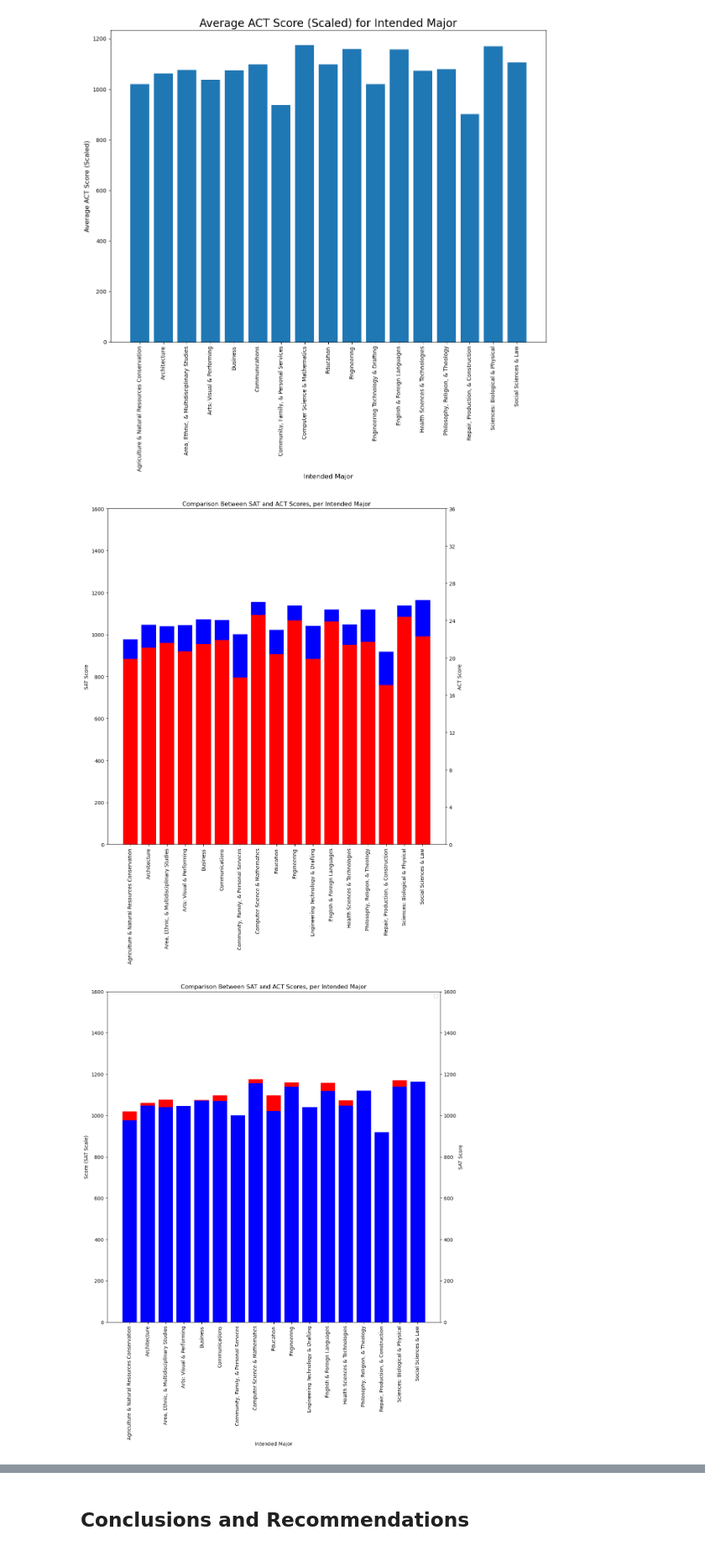
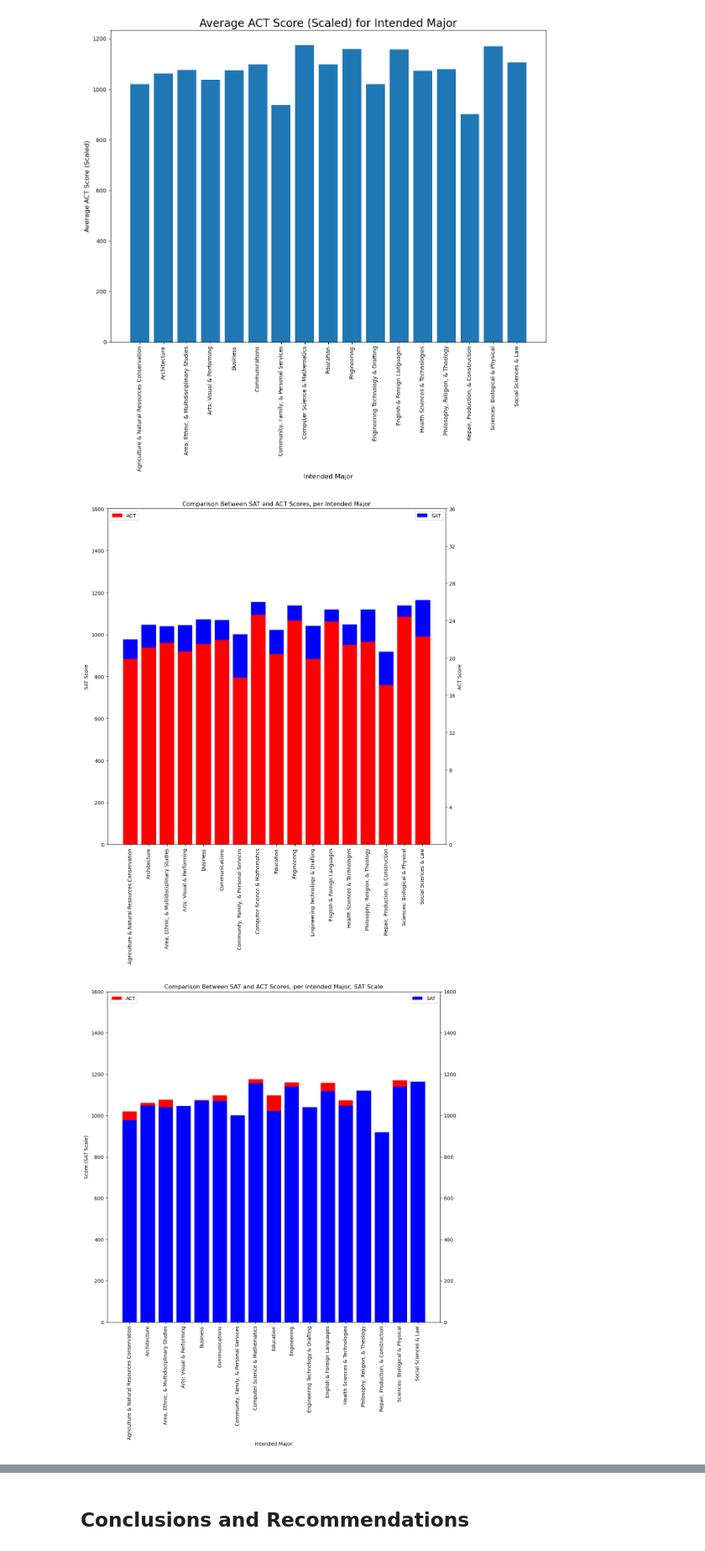
Before and after one commit to jlu7922/Standardized-Test-Analysis, a Jupyter notebook: code/starter-code-Jason.ipynb, the cells around one changed output, grey strips where cells are left out. Shown: that part at 84% size. Cells and saved outputs as stored; diff of their text form; code cells hidden in the pictures.

```diff
--- a/code/starter-code-Jason.ipynb
+++ b/code/starter-code-Jason.ipynb
@@ -716,11 +801,11 @@ plt.tight_layout()
 # %%
 fig, ax = plt.subplots(figsize = (12, 12))
 
-sat_plot = ax.bar(x = intended_major['Intended Major'], height = intended_major[' Avg SAT Score'], color = 'blue')
+sat_plot = ax.bar(x = intended_major['Intended Major'], height = intended_major[' Avg SAT Score'], color = 'blue', label = 'SAT')
 
 
 ax2 = ax.twinx()
-act_plot = ax2.bar(x = intended_major['Intended Major'], height = intended_major_2['Avg ACT Score'], color = 'red')
+act_plot = ax2.bar(x = intended_major['Intended Major'], height = intended_major_2['Avg ACT Score'], color = 'red', label = 'ACT')
 
 
 ax2.set(yticks = range(0,38,4), title = 'Comparison Between SAT and ACT Scores, per Intended Major', xlabel = 'Intended Major', ylabel = 'ACT Score')
@@ -729,36 +814,38 @@ ax.set(yticks = range(0, 1601, 200), ylabel = 'SAT Score')
 for tick in ax.get_xticklabels():
     tick.set_rotation(90)
 
-
+ax.legend(loc='upper right')
+ax2.legend(loc='upper left')
 
 plt.show();
 
 # This chart seems to show that EVERYONE, regardless of area of aptitude, does better at the ACT than the SAT,
 # but fails to recognize the difference in percentile scoring between the two exams
 # %% [output]
-[figure, old version]
+[figure, new version]
 # %%
 fig, ax = plt.subplots(figsize = (12, 12))
 
-act_plot = ax.bar(x = intended_major['Intended Major'], height = intended_major_2['Avg ACT Score Scaled'], color = 'red')
+act_plot = ax.bar(x = intended_major['Intended Major'], height = intended_major_2['Avg ACT Score Scaled'], color = 'red', label = 'ACT')
 
 ax2 = ax.twinx()
 
-sat_plot = ax2.bar(x = intended_major['Intended Major'], height = intended_major[' Avg SAT Score'], color = 'blue')
+sat_plot = ax2.bar(x = intended_major['Intended Major'], height = intended_major[' Avg SAT Score'], color = 'blue', label = 'SAT')
 
 
-ax.set(yticks = range(0, 1601, 200), title = 'Comparison Between SAT and ACT Scores, per Intended Major', xlabel = 'Intended Major', ylabel = 'Score (SAT Scale)')
+ax.set(yticks = range(0, 1601, 200), title = 'Comparison Between SAT and ACT Scores, per Intended Major, SAT Scale', xlabel = 'Intended Major', ylabel = 'Score (SAT Scale)')
 
-ax2.set(yticks = range(0, 1601, 200), ylabel = 'SAT Score')
+ax2.set(yticks = range(0, 1601, 200))
 for tick in ax.get_xticklabels():
     tick.set_rotation(90)
 
-
+ax.legend(loc='upper left')
+ax2.legend(loc='upper right')
 
 
 plt.show();
 
 # This chart is the same as above, but scaling all scores to the SAT score scale.
 # This yields much more meaningful comparisons
 # %% [output]
-[figure, old version]
+[figure, new version]
```
Also changed, not shown: parts of 40 cells of this notebook, 1 other file.
